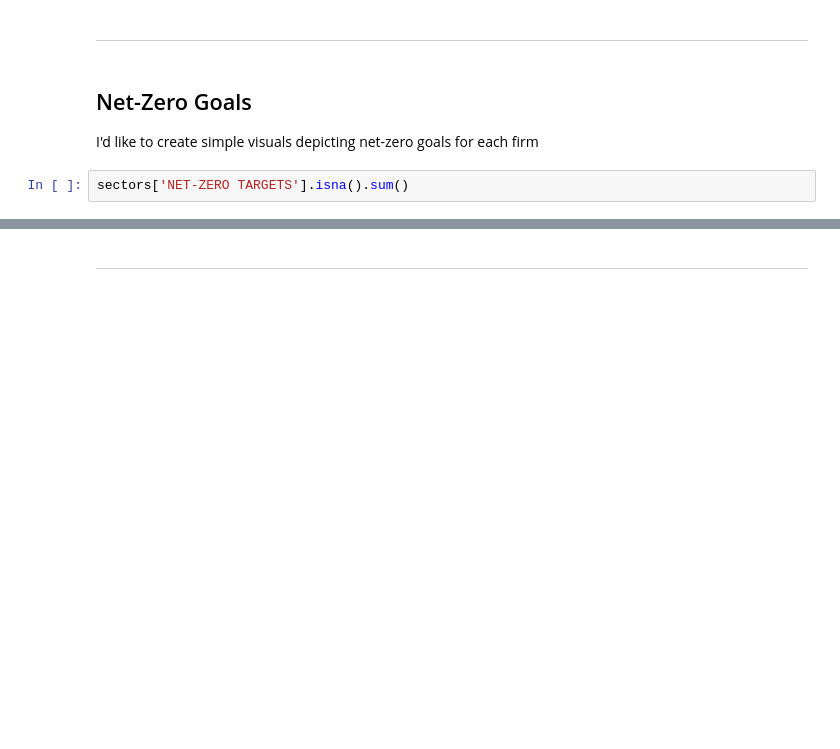
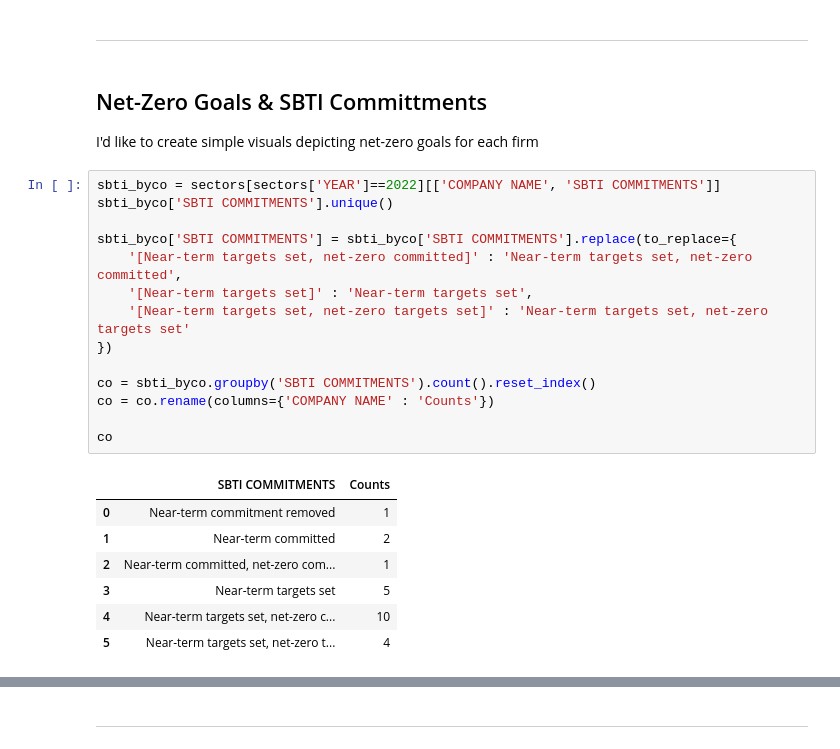
Before and after one commit to zcjanin/decarbonization-2024, a Jupyter notebook: Decarbo_EDA.ipynb, the cells around one changed output, grey strips where cells are left out. Drawn from its saved outputs; the diff is of its cells as text; blank space fills up the shorter version.

```diff
--- a/Decarbo_EDA.ipynb
+++ b/Decarbo_EDA.ipynb
@@ -545,8 +602,28 @@ for company in auto['COMPANY NAME'].unique():
 # %% [markdown]
 ---
 # %% [markdown]
-## Net-Zero Goals
+## Net-Zero Goals & SBTI Committments
 
 I'd like to create simple visuals depicting net-zero goals for each firm
-# %%
-sectors['NET-ZERO TARGETS'].isna().sum()
+# %%
+sbti_byco = sectors[sectors['YEAR']==2022][['COMPANY NAME', 'SBTI COMMITMENTS']]
+sbti_byco['SBTI COMMITMENTS'].unique()
+
+sbti_byco['SBTI COMMITMENTS'] = sbti_byco['SBTI COMMITMENTS'].replace(to_replace={
+    '[Near-term targets set, net-zero committed]' : 'Near-term targets set, net-zero committed',
+    '[Near-term targets set]' : 'Near-term targets set',
+    '[Near-term targets set, net-zero targets set]' : 'Near-term targets set, net-zero targets set'
+})
+
+co = sbti_byco.groupby('SBTI COMMITMENTS').count().reset_index()
+co = co.rename(columns={'COMPANY NAME' : 'Counts'})
+
+co
+# %% [output]
+|  | SBTI COMMITMENTS | Counts |
+| 0 | Near-term commitment removed | 1 |
+| 1 | Near-term committed | 2 |
+| 2 | Near-term committed, net-zero com... | 1 |
+| 3 | Near-term targets set | 5 |
+| 4 | Near-term targets set, net-zero c... | 10 |
+| 5 | Near-term targets set, net-zero t... | 4 |
```
Also changed, not shown: parts of 7 cells of this notebook.
